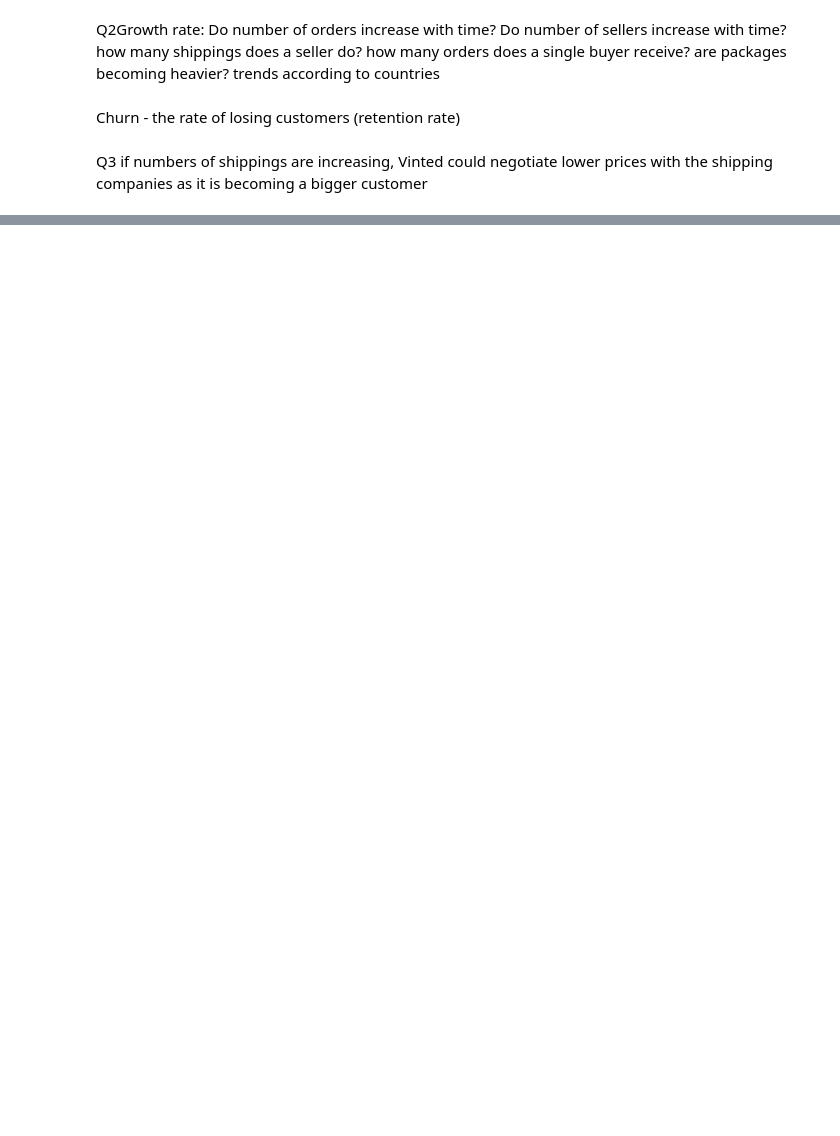
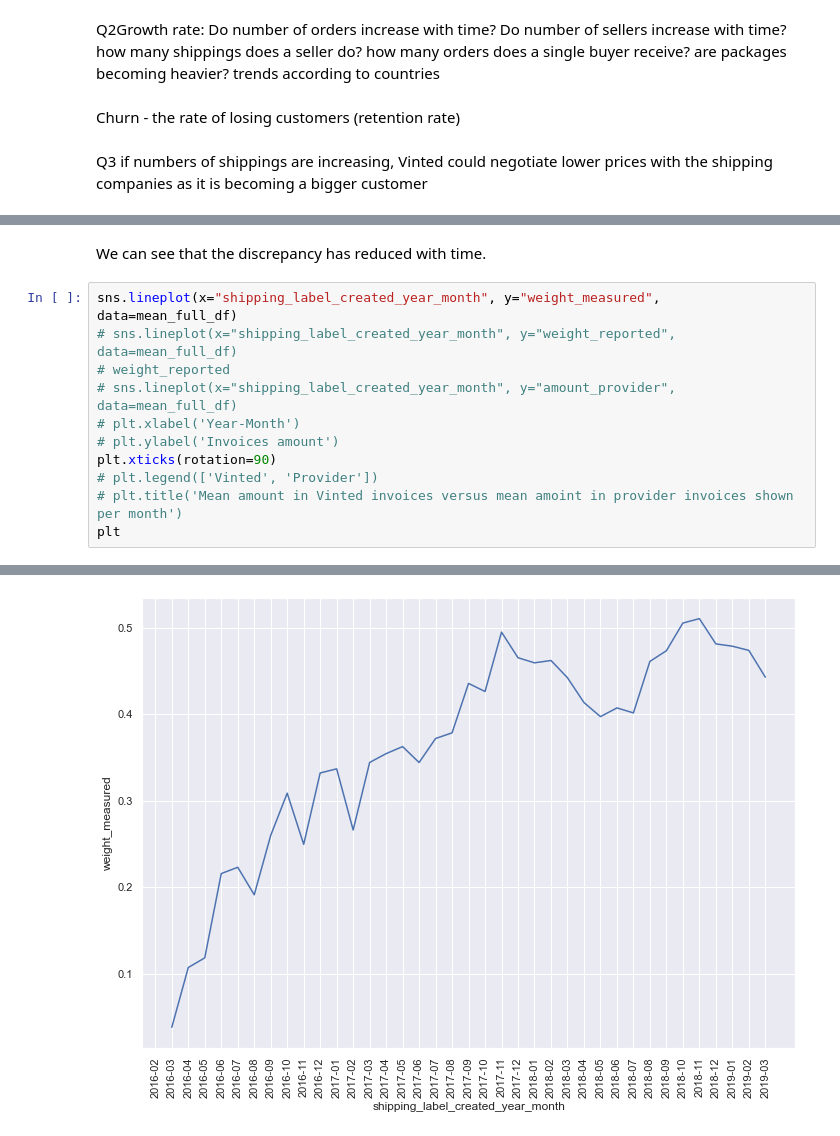
Before and after one commit to evalkova/vinted_task, a Jupyter notebook: vinted_notebook.ipynb, the cells around one changed output, grey strips where cells are left out. Cells and saved outputs as stored; diff of their text form; blank space fills up the shorter version.

```diff
--- a/vinted_notebook.ipynb
+++ b/vinted_notebook.ipynb
@@ -416,0 +414,14 @@ Q3 if numbers of shippings are increasing, Vinted could negotiate lower prices w
+# %% [markdown]
+We can see that the discrepancy has reduced with time.
+# %%
+sns.lineplot(x="shipping_label_created_year_month", y="weight_measured", data=mean_full_df)
+# sns.lineplot(x="shipping_label_created_year_month", y="weight_reported", data=mean_full_df)
+# weight_reported
+# sns.lineplot(x="shipping_label_created_year_month", y="amount_provider", data=mean_full_df)
+# plt.xlabel('Year-Month')
+# plt.ylabel('Invoices amount')
+plt.xticks(rotation=90)
+# plt.legend(['Vinted', 'Provider'])
+# plt.title('Mean amount in Vinted invoices versus mean amoint in provider invoices shown per month')
+plt
+# %% [output]
@@ -416,0 +429 @@ Q3 if numbers of shippings are increasing, Vinted could negotiate lower prices w
+[figure, added]
```
Also changed, not shown: parts of 42 cells of this notebook, 2 other files.
